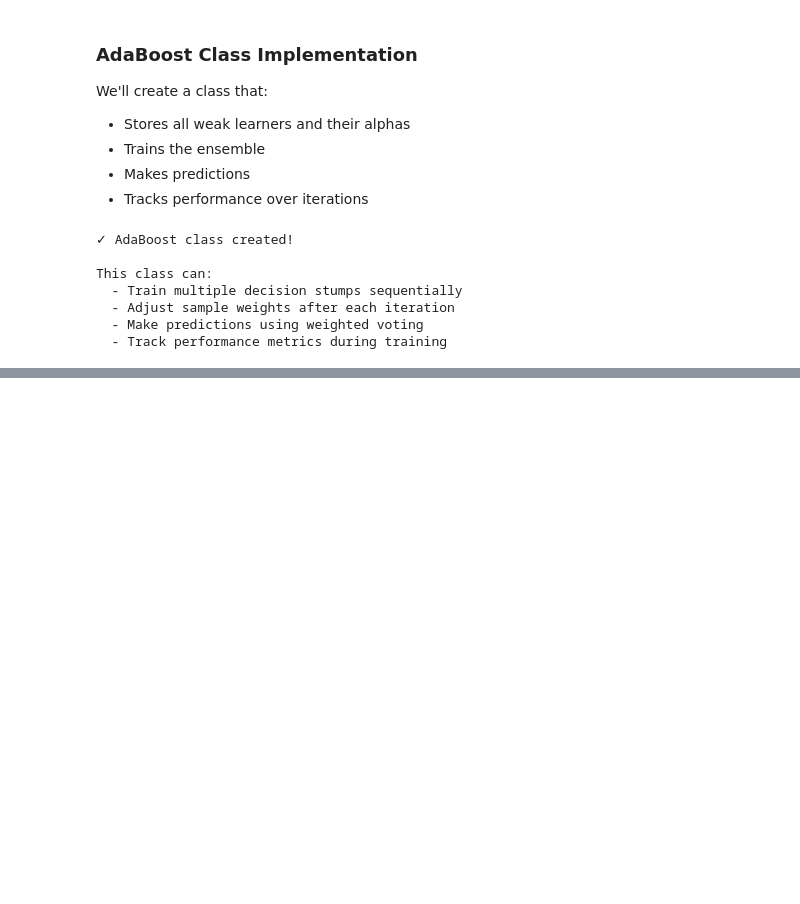
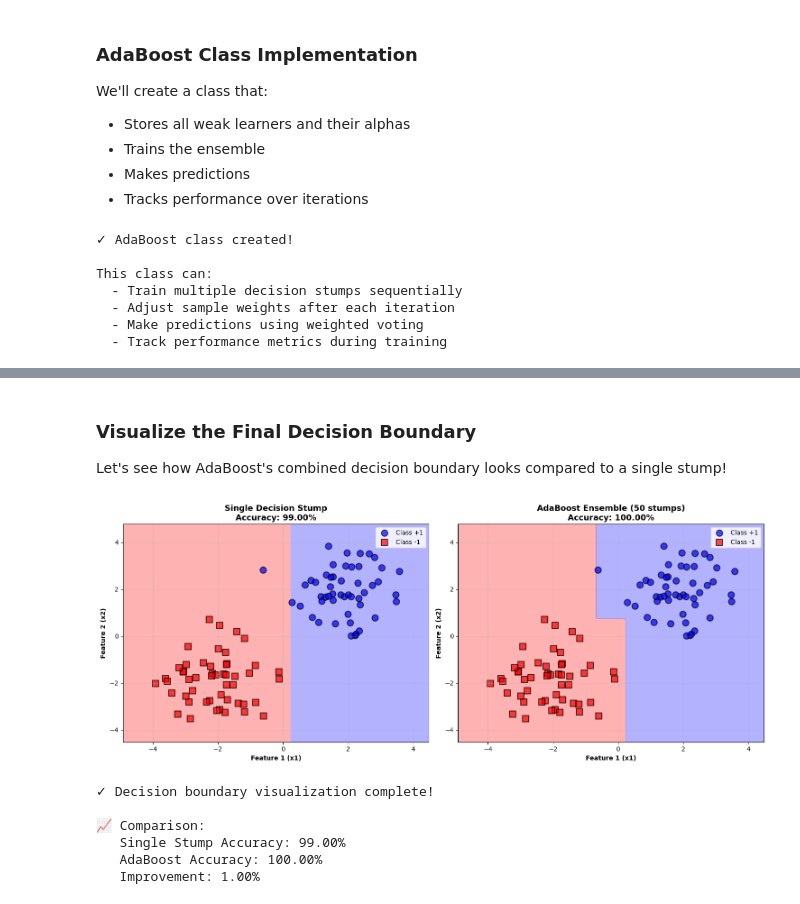
Before and after one commit to chamela-yohan/adaboost-from-scratch, a Jupyter notebook: adaboost.ipynb, the cells around one changed output, grey strips where cells are left out. Cells and saved outputs as stored; diff of their text form; code cells hidden in the pictures; blank space fills up the shorter version.

```diff
--- a/adaboost.ipynb
+++ b/adaboost.ipynb
@@ -725,0 +859,73 @@ This class can:
+# %% [markdown]
+### Visualize the Final Decision Boundary
+
+Let's see how AdaBoost's combined decision boundary looks compared to a single stump!
+# %%
+def plot_decision_boundary(model, X, y, title):
+    """
+    Plot decision boundary for a classifier
+    """
+    # Create a mesh grid
+    h = 0.1  # step size in the mesh
+    x_min, x_max = X[:, 0].min() - 1, X[:, 0].max() + 1
+    y_min, y_max = X[:, 1].min() - 1, X[:, 1].max() + 1
+    xx, yy = np.meshgrid(np.arange(x_min, x_max, h),
+                         np.arange(y_min, y_max, h))
+
+    # Predict for each point in the mesh
+    Z = model.predict(np.c_[xx.ravel(), yy.ravel()])
+    Z = Z.reshape(xx.shape)
+
+    # Plot
+    plt.contourf(xx, yy, Z, alpha=0.3, levels=[-1, 0, 1], colors=['red', 'blue'])
+    plt.scatter(X[y == 1, 0], X[y == 1, 1], c='blue', marker='o', s=100,
+                alpha=0.7, edgecolors='black', linewidth=1.5, label='Class +1')
+    plt.scatter(X[y == -1, 0], X[y == -1, 1], c='red', marker='s', s=100,
+                alpha=0.7, edgecolors='black', linewidth=1.5, label='Class -1')
+    plt.xlabel('Feature 1 (x1)', fontweight='bold')
+    plt.ylabel('Feature 2 (x2)', fontweight='bold')
+    plt.title(title, fontweight='bold', fontsize=13)
+    plt.legend()
+    plt.grid(True, alpha=0.3)
+
+# Compare single stump vs AdaBoost
+fig, axes = plt.subplots(1, 2, figsize=(15, 6))
+
+# Single Decision Stump
+plt.subplot(1, 2, 1)
+# Create a single stump model for comparison
+single_stump_weights = np.ones(len(X)) / len(X)
+single_stump, _ = train_decision_stump(X, y, single_stump_weights)
+single_stump_predictions = single_stump.predict(X)
+single_accuracy = np.sum(single_stump_predictions == y) / len(y)
+
+class SingleStumpWrapper:
+    def __init__(self, stump):
+        self.stump = stump
+    def predict(self, X):
+        return self.stump.predict(X)
+
+plot_decision_boundary(SingleStumpWrapper(single_stump), X, y,
+                       f'Single Decision Stump\nAccuracy: {single_accuracy:.2%}')
+
+# AdaBoost
+plt.subplot(1, 2, 2)
+plot_decision_boundary(adaboost, X, y,
+                       f'AdaBoost Ensemble ({adaboost.n_estimators} stumps)\nAccuracy: {final_accuracy:.2%}')
+
+plt.tight_layout()
+plt.show()
+
+print(f"✓ Decision boundary visualization complete!")
+print(f"\n📈 Comparison:")
+print(f"   Single Stump Accuracy: {single_accuracy:.2%}")
+print(f"   AdaBoost Accuracy: {final_accuracy:.2%}")
+print(f"   Improvement: {final_accuracy - single_accuracy:.2%}")
+# %% [output]
+[figure, added]
+✓ Decision boundary visualization complete!
+
+📈 Comparison:
+   Single Stump Accuracy: 99.00%
+   AdaBoost Accuracy: 100.00%
+   Improvement: 1.00%
```
Also changed, not shown: parts of 26 cells of this notebook, 1 other file.
